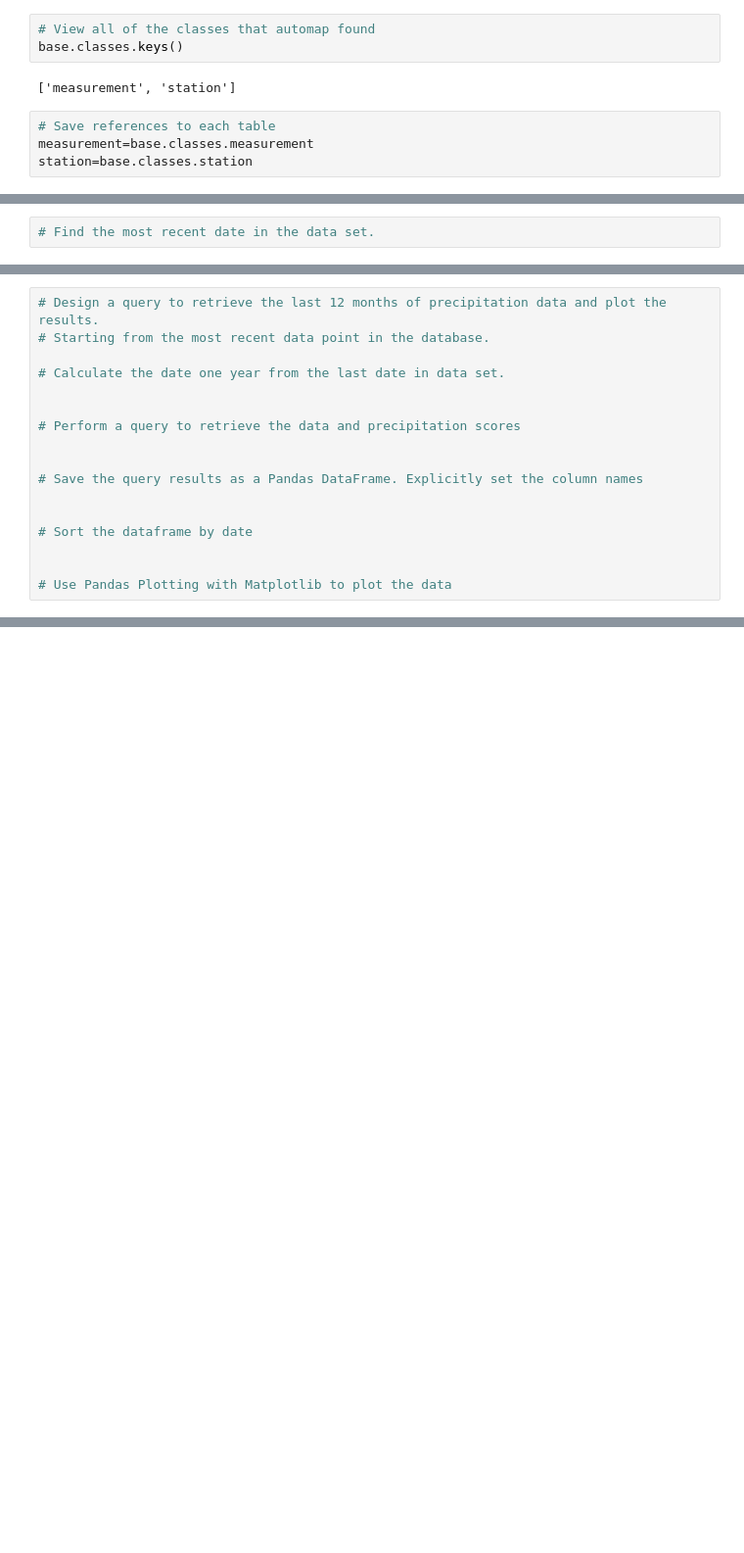
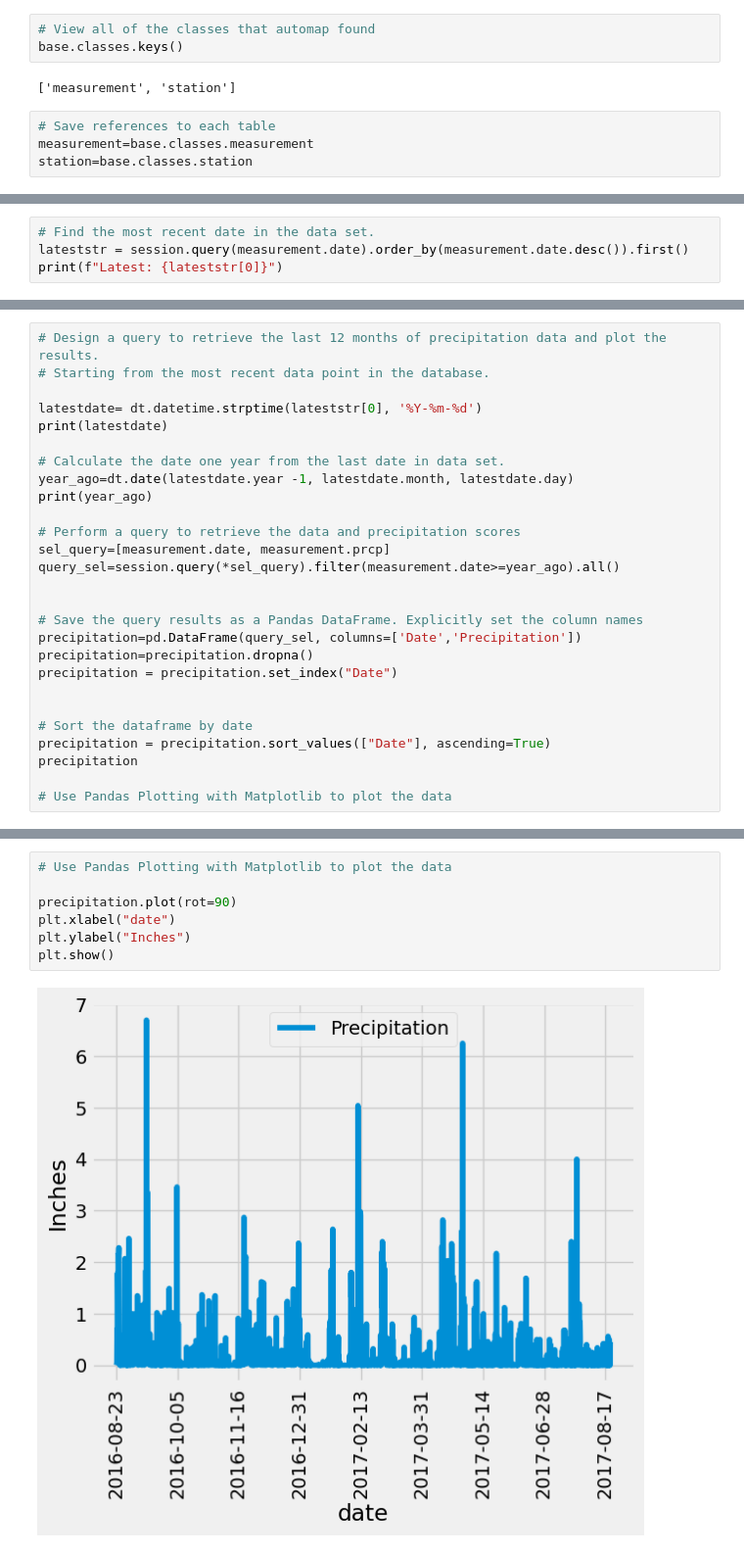
Before and after one commit to krlind78/sqlalchemy-challenge, a Jupyter notebook: surfsup/SurfsUpNotebook.ipynb, the cells around one changed output, grey strips where cells are left out. Shown at 98% size. Saved outputs shown, nothing was run; the diff lists cells and outputs as text; blank space fills up the shorter version.

```diff
--- a/surfsup/SurfsUpNotebook.ipynb
+++ b/surfsup/SurfsUpNotebook.ipynb
@@ -41,2 +57,4 @@ session=Session(engine)
 # %%
 # Find the most recent date in the data set.
+lateststr = session.query(measurement.date).order_by(measurement.date.desc()).first()
+print(f"Latest: {lateststr[0]}")
@@ -44,16 +64,26 @@ session=Session(engine)
 # Design a query to retrieve the last 12 months of precipitation data and plot the results.
 # Starting from the most recent data point in the database.
 
+latestdate= dt.datetime.strptime(lateststr[0], '%Y-%m-%d')
+print(latestdate)
+
 # Calculate the date one year from the last date in data set.
-
+year_ago=dt.date(latestdate.year -1, latestdate.month, latestdate.day)
+print(year_ago)
 
 # Perform a query to retrieve the data and precipitation scores
+sel_query=[measurement.date, measurement.prcp]
+query_sel=session.query(*sel_query).filter(measurement.date>=year_ago).all()
 
 
 # Save the query results as a Pandas DataFrame. Explicitly set the column names
+precipitation=pd.DataFrame(query_sel, columns=['Date','Precipitation'])
+precipitation=precipitation.dropna()
+precipitation = precipitation.set_index("Date")
 
 
 # Sort the dataframe by date
-
+precipitation = precipitation.sort_values(["Date"], ascending=True)
+precipitation
 
 # Use Pandas Plotting with Matplotlib to plot the data
@@ -60,2 +107,11 @@ session=Session(engine)
+# %%
+# Use Pandas Plotting with Matplotlib to plot the data
+
+precipitation.plot(rot=90)
+plt.xlabel("date")
+plt.ylabel("Inches")
+plt.show()
+# %% [output]
+[figure, added]
 # %%
 # Use Pandas to calculate the summary statistics for the precipitation data
```
Also changed, not shown: parts of 22 cells of this notebook.
